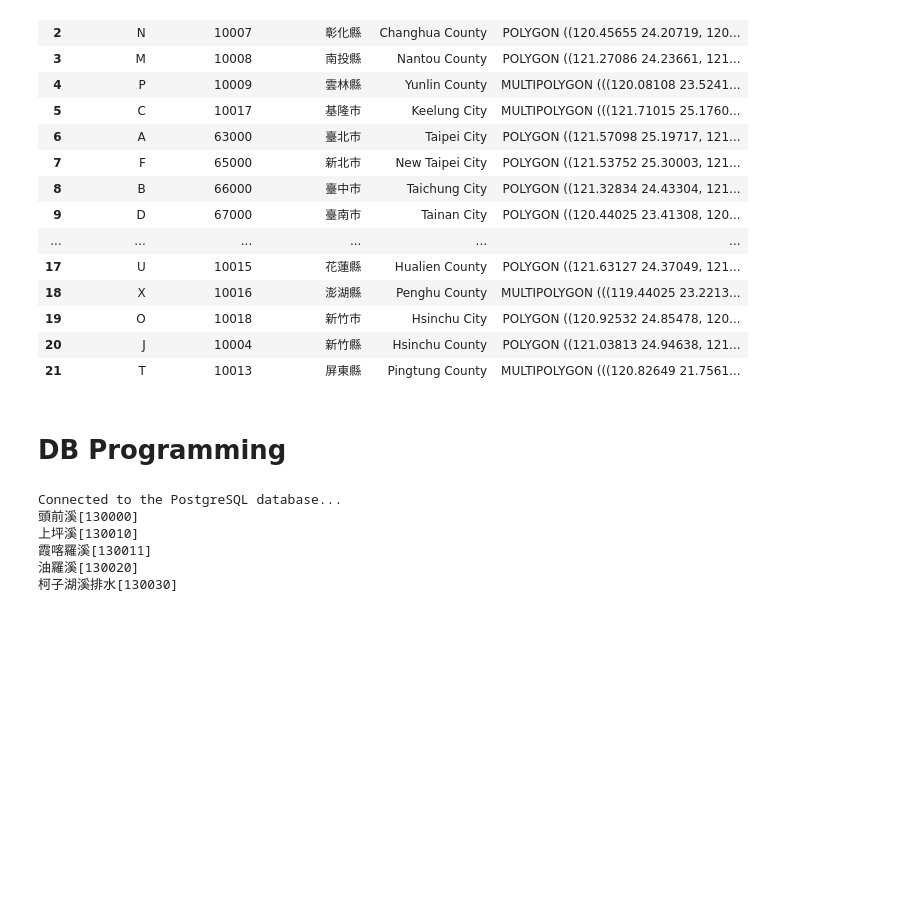
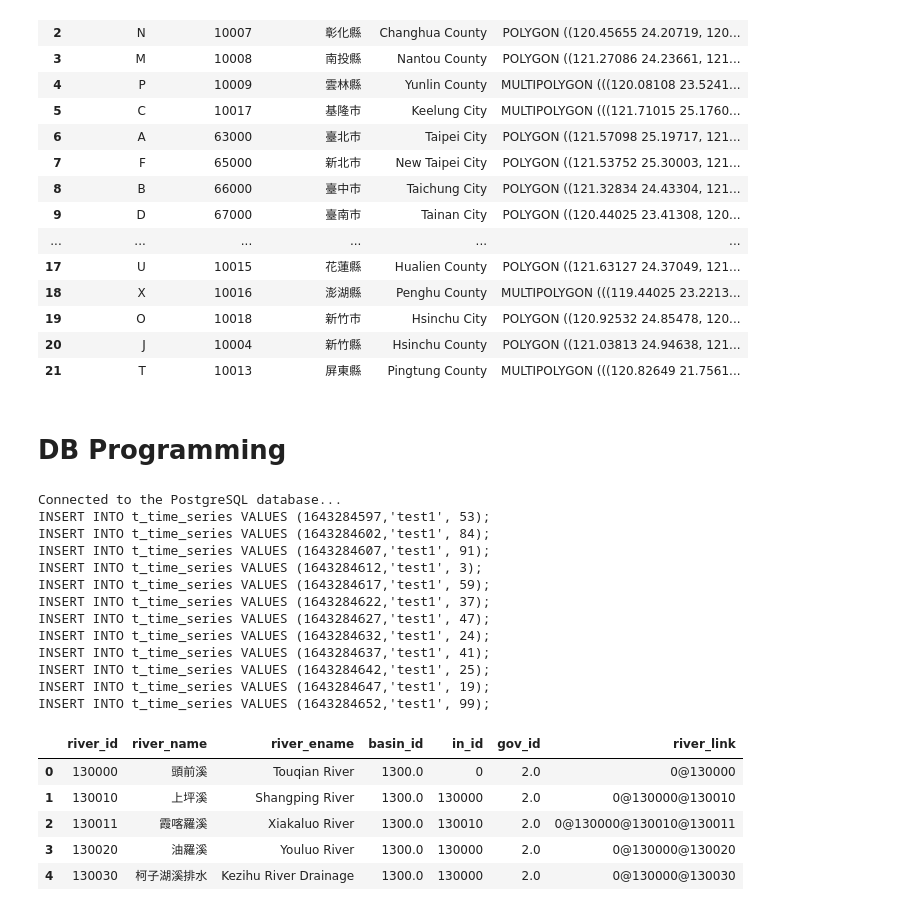
Before and after one commit to LinkItONEDevGroup/waterswak, a Jupyter notebook: 自開水.ipynb, the cells around one changed output. Drawn from its saved outputs; the diff is of its cells as text; code cells hidden in the pictures; blank space fills up the shorter version.

```diff
--- a/自開水.ipynb
+++ b/自開水.ipynb
@@ -414,30 +414,44 @@ df
 # %%
 conn=connect_db() # setting in include/database.ini
 
-if 1: #sql select to df
+if 0: #sql select to df
     sql = "select * from rivercode order by river_id"
     df = pd.read_sql(sql, conn)
 if 0: #sql select and processing
     sql = "select * from rivercode where river_link like '%@1300%' order by river_id "
     df = sql_to_df(conn,sql)
     for index, row in df.iterrows():
         print("%s[%s]" %(row['river_name'],row['river_id']))
-if 0: # sql exec
+if 1: # sql exec
     import time
     import random
 
     period=5 # second
     for i in range(12):
         t_value = time.time()
         v=random.randint(0,99)
         sql="INSERT INTO t_time_series VALUES (%i,'test1', %i);" %(t_value,v)
         sql_exec(conn,sql)
         print(sql)
         time.sleep(period)
+df
 # %% [output]
 Connected to the PostgreSQL database...
-頭前溪[130000]
-上坪溪[130010]
-霞喀羅溪[130011]
-油羅溪[130020]
-柯子湖溪排水[130030]
+INSERT INTO t_time_series VALUES (1643284597,'test1', 53);
+INSERT INTO t_time_series VALUES (1643284602,'test1', 84);
+INSERT INTO t_time_series VALUES (1643284607,'test1', 91);
+INSERT INTO t_time_series VALUES (1643284612,'test1', 3);
+INSERT INTO t_time_series VALUES (1643284617,'test1', 59);
+INSERT INTO t_time_series VALUES (1643284622,'test1', 37);
+INSERT INTO t_time_series VALUES (1643284627,'test1', 47);
+INSERT INTO t_time_series VALUES (1643284632,'test1', 24);
+INSERT INTO t_time_series VALUES (1643284637,'test1', 41);
+INSERT INTO t_time_series VALUES (1643284642,'test1', 25);
+INSERT INTO t_time_series VALUES (1643284647,'test1', 19);
+INSERT INTO t_time_series VALUES (1643284652,'test1', 99);
+|  | river_id | river_name | river_ename | basin_id | in_id | gov_id | river_link |
+| 0 | 130000 | 頭前溪 | Touqian River | 1300.0 | 0 | 2.0 | 0@130000 |
+| 1 | 130010 | 上坪溪 | Shangping River | 1300.0 | 130000 | 2.0 | 0@130000@130010 |
+| 2 | 130011 | 霞喀羅溪 | Xiakaluo River | 1300.0 | 130010 | 2.0 | 0@130000@130010@130011 |
+| 3 | 130020 | 油羅溪 | Youluo River | 1300.0 | 130000 | 2.0 | 0@130000@130020 |
+| 4 | 130030 | 柯子湖溪排水 | Kezihu River Drainage | 1300.0 | 130000 | 2.0 | 0@130000@130030 |
```
Also changed, not shown: parts of 3 cells of this notebook.
